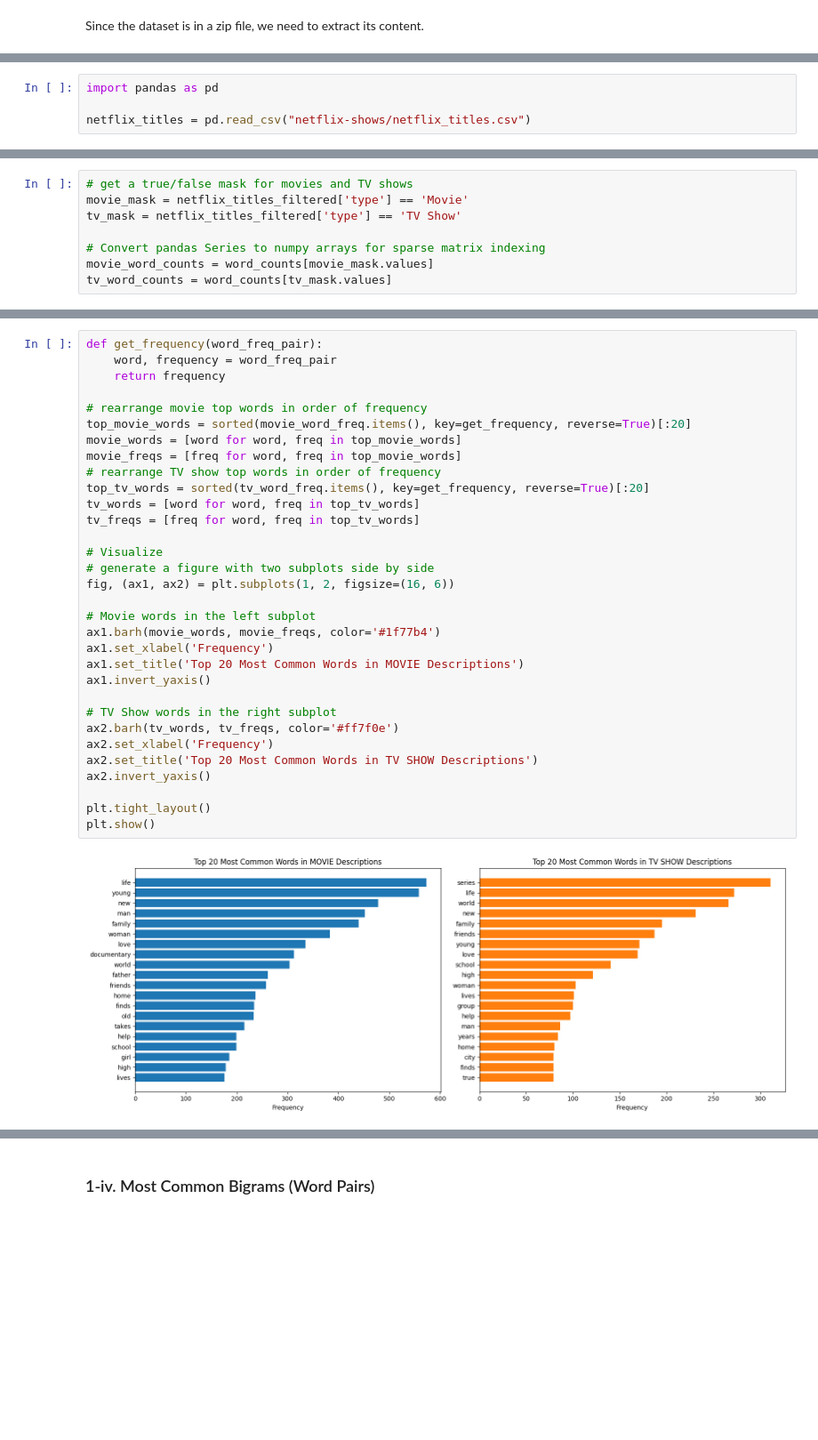
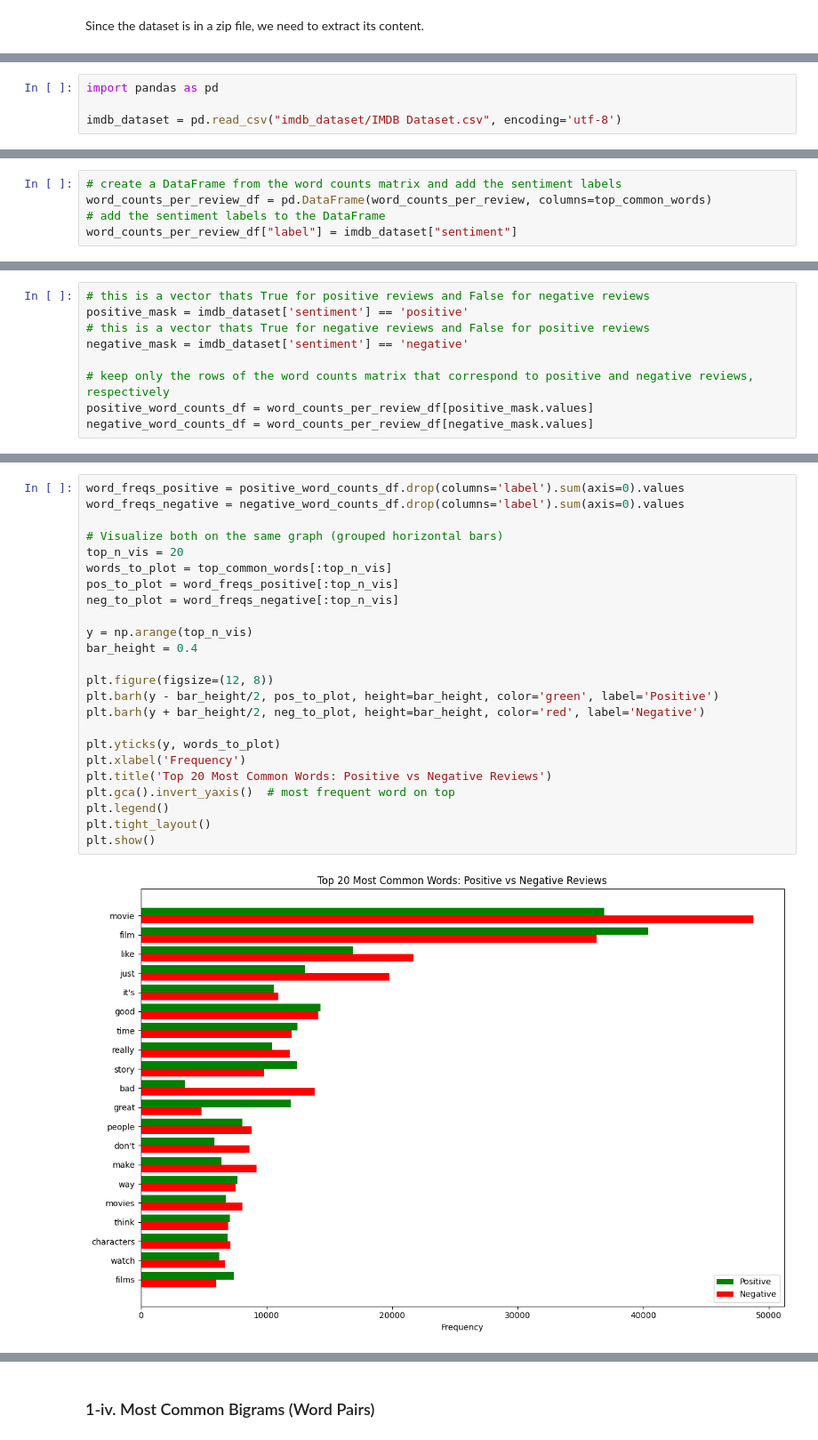
Before and after one commit to musicinformationretrieval/epsrc-ai-pipeline, a Jupyter notebook: 1_datasets.ipynb, the cells around one changed output, grey strips where cells are left out. Shown at 89% size. Saved outputs shown, nothing was run; the diff lists cells and outputs as text; blank space fills up the shorter version.

Commit message:
latest draft of datasets notebooks

```diff
--- a/1_datasets.ipynb
+++ b/1_datasets.ipynb
@@ -88,4 +78,4 @@ A useful library for working with `csv` files is `pandas`, which is usually refe
 # %%
 import pandas as pd
 
-netflix_titles = pd.read_csv("netflix-shows/netflix_titles.csv")
+imdb_dataset = pd.read_csv("imdb_dataset/IMDB Dataset.csv", encoding='utf-8')
@@ -265,0 +268,5 @@ word_counts_table
+# %%
+# create a DataFrame from the word counts matrix and add the sentiment labels
+word_counts_per_review_df = pd.DataFrame(word_counts_per_review, columns=top_common_words)
+# add the sentiment labels to the DataFrame
+word_counts_per_review_df["label"] = imdb_dataset["sentiment"]
@@ -327,8 +310,9 @@ But, what about the behaviour for Movies separately from TV Shows?
 # %%
-# get a true/false mask for movies and TV shows
-movie_mask = netflix_titles_filtered['type'] == 'Movie'
-tv_mask = netflix_titles_filtered['type'] == 'TV Show'
+# this is a vector thats True for positive reviews and False for negative reviews
+positive_mask = imdb_dataset['sentiment'] == 'positive'
+# this is a vector thats True for negative reviews and False for positive reviews
+negative_mask = imdb_dataset['sentiment'] == 'negative'
 
-# Convert pandas Series to numpy arrays for sparse matrix indexing
-movie_word_counts = word_counts[movie_mask.values]
-tv_word_counts = word_counts[tv_mask.values]
+# keep only the rows of the word counts matrix that correspond to positive and negative reviews, respectively
+positive_word_counts_df = word_counts_per_review_df[positive_mask.values]
+negative_word_counts_df = word_counts_per_review_df[negative_mask.values]
@@ -339,35 +319,27 @@ tv_word_freq = dict(zip(word_vectorizer.get_feature_names_out(), tv_word_counts.
 # %%
-def get_frequency(word_freq_pair):
-    word, frequency = word_freq_pair
-    return frequency
+word_freqs_positive = positive_word_counts_df.drop(columns='label').sum(axis=0).values
+word_freqs_negative = negative_word_counts_df.drop(columns='label').sum(axis=0).values
 
-# rearrange movie top words in order of frequency
-top_movie_words = sorted(movie_word_freq.items(), key=get_frequency, reverse=True)[:20]
-movie_words = [word for word, freq in top_movie_words]
-movie_freqs = [freq for word, freq in top_movie_words]
-# rearrange TV show top words in order of frequency
-top_tv_words = sorted(tv_word_freq.items(), key=get_frequency, reverse=True)[:20]
-tv_words = [word for word, freq in top_tv_words]
-tv_freqs = [freq for word, freq in top_tv_words]
+# Visualize both on the same graph (grouped horizontal bars)
+top_n_vis = 20
+words_to_plot = top_common_words[:top_n_vis]
+pos_to_plot = word_freqs_positive[:top_n_vis]
+neg_to_plot = word_freqs_negative[:top_n_vis]
 
-# Visualize
-# generate a figure with two subplots side by side
-fig, (ax1, ax2) = plt.subplots(1, 2, figsize=(16, 6))
+y = np.arange(top_n_vis)
+bar_height = 0.4
 
-# Movie words in the left subplot
-ax1.barh(movie_words, movie_freqs, color='#1f77b4')
-ax1.set_xlabel('Frequency')
-ax1.set_title('Top 20 Most Common Words in MOVIE Descriptions')
-ax1.invert_yaxis()
+plt.figure(figsize=(12, 8))
+plt.barh(y - bar_height/2, pos_to_plot, height=bar_height, color='green', label='Positive')
+plt.barh(y + bar_height/2, neg_to_plot, height=bar_height, color='red', label='Negative')
 
-# TV Show words in the right subplot
-ax2.barh(tv_words, tv_freqs, color='#ff7f0e')
-ax2.set_xlabel('Frequency')
-ax2.set_title('Top 20 Most Common Words in TV SHOW Descriptions')
-ax2.invert_yaxis()
-
+plt.yticks(y, words_to_plot)
+plt.xlabel('Frequency')
+plt.title('Top 20 Most Common Words: Positive vs Negative Reviews')
+plt.gca().invert_yaxis()  # most frequent word on top
+plt.legend()
 plt.tight_layout()
 plt.show()
 # %% [output]
-[figure, old version]
+[figure, new version]
 # %% [markdown]
```
Also changed, not shown: parts of 153 cells of this notebook.
